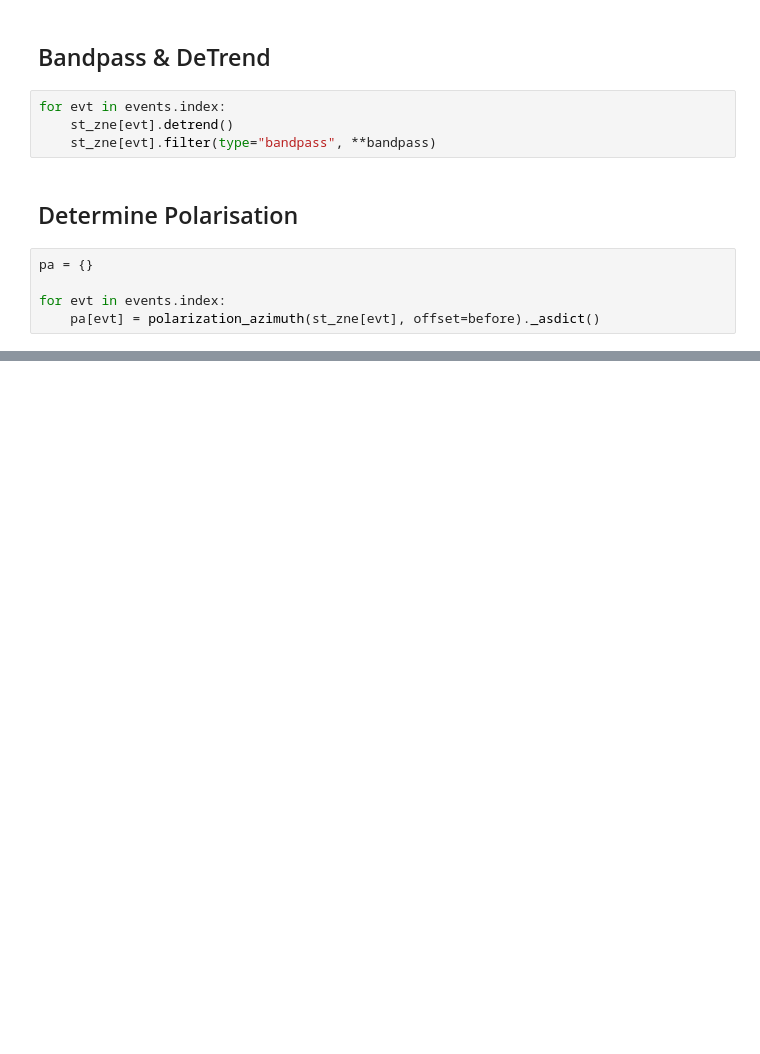
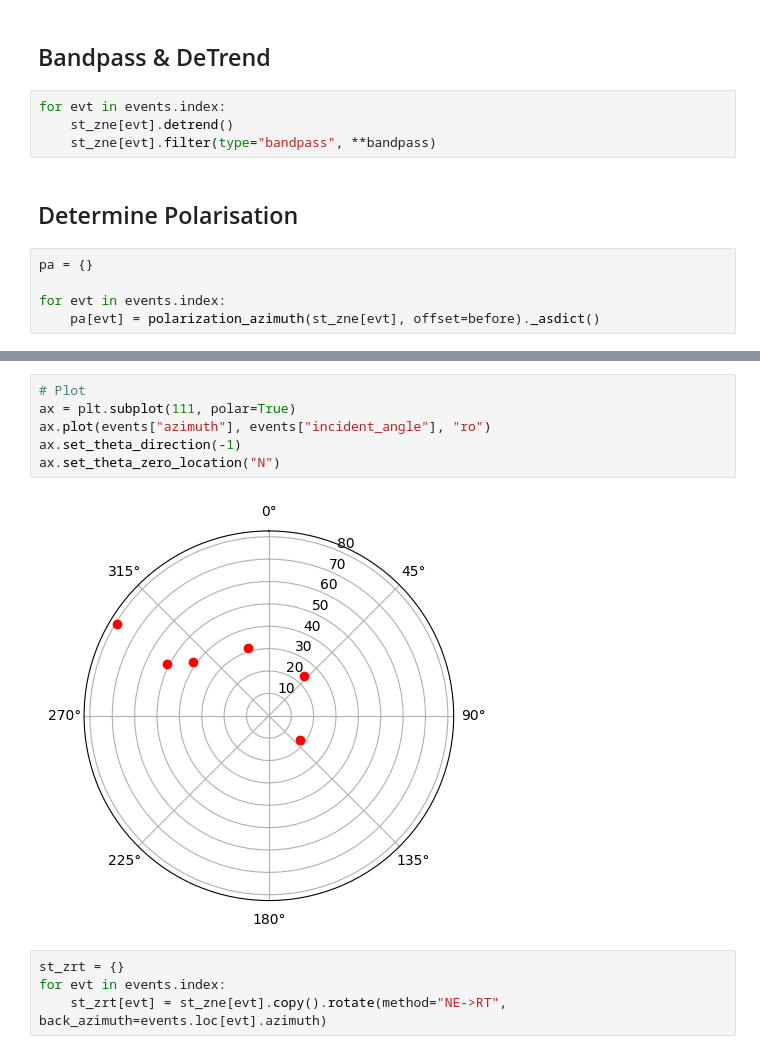
Before and after one commit to t0mmyt/insight-notebooks, a Jupyter notebook: notebooks/polarisation.ipynb, the cells around one changed output, grey strips where cells are left out. Cells and saved outputs as stored; diff of their text form; blank space fills up the shorter version.

```diff
--- a/notebooks/polarisation.ipynb
+++ b/notebooks/polarisation.ipynb
@@ -108,0 +60,12 @@ events
+# %%
+# Plot
+ax = plt.subplot(111, polar=True)
+ax.plot(events["azimuth"], events["incident_angle"], "ro")
+ax.set_theta_direction(-1)
+ax.set_theta_zero_location("N")
+# %% [output]
+[figure, added]
+# %%
+st_zrt = {}
+for evt in events.index:
+    st_zrt[evt] = st_zne[evt].copy().rotate(method="NE->RT", back_azimuth=events.loc[evt].azimuth)
```
Also changed, not shown: parts of 10 cells of this notebook, 1 other file.
